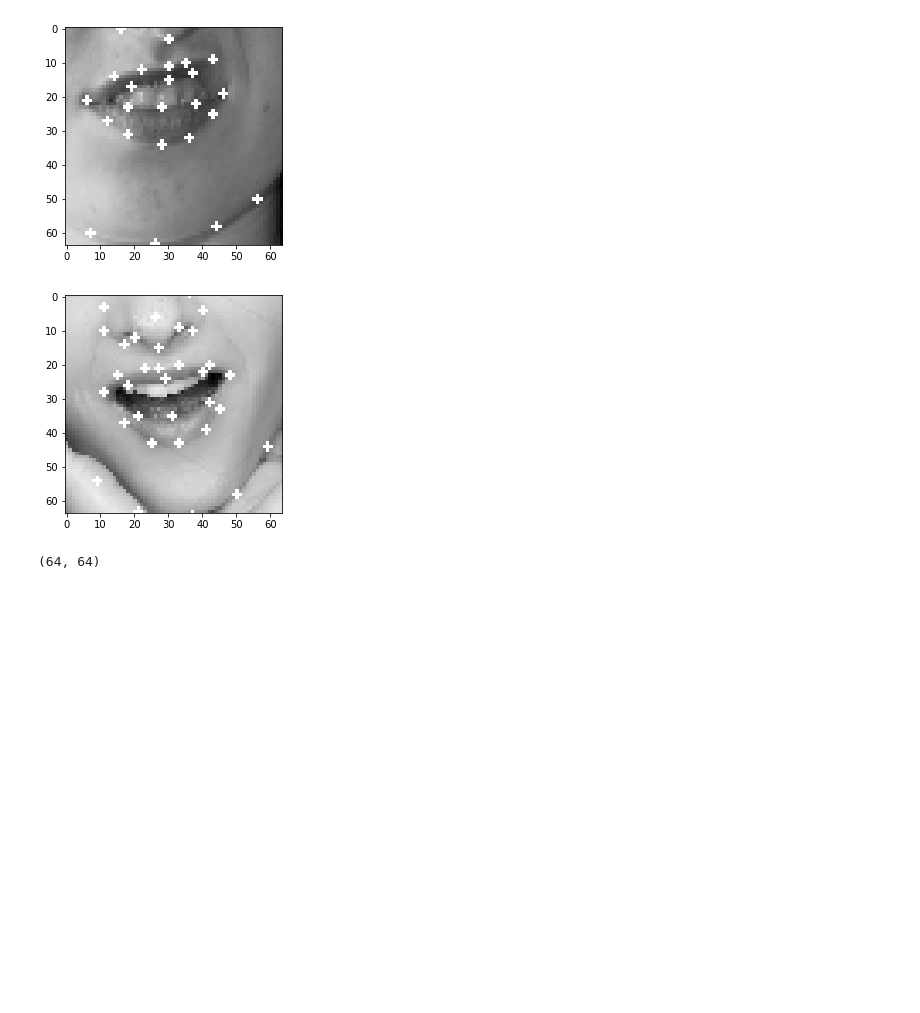
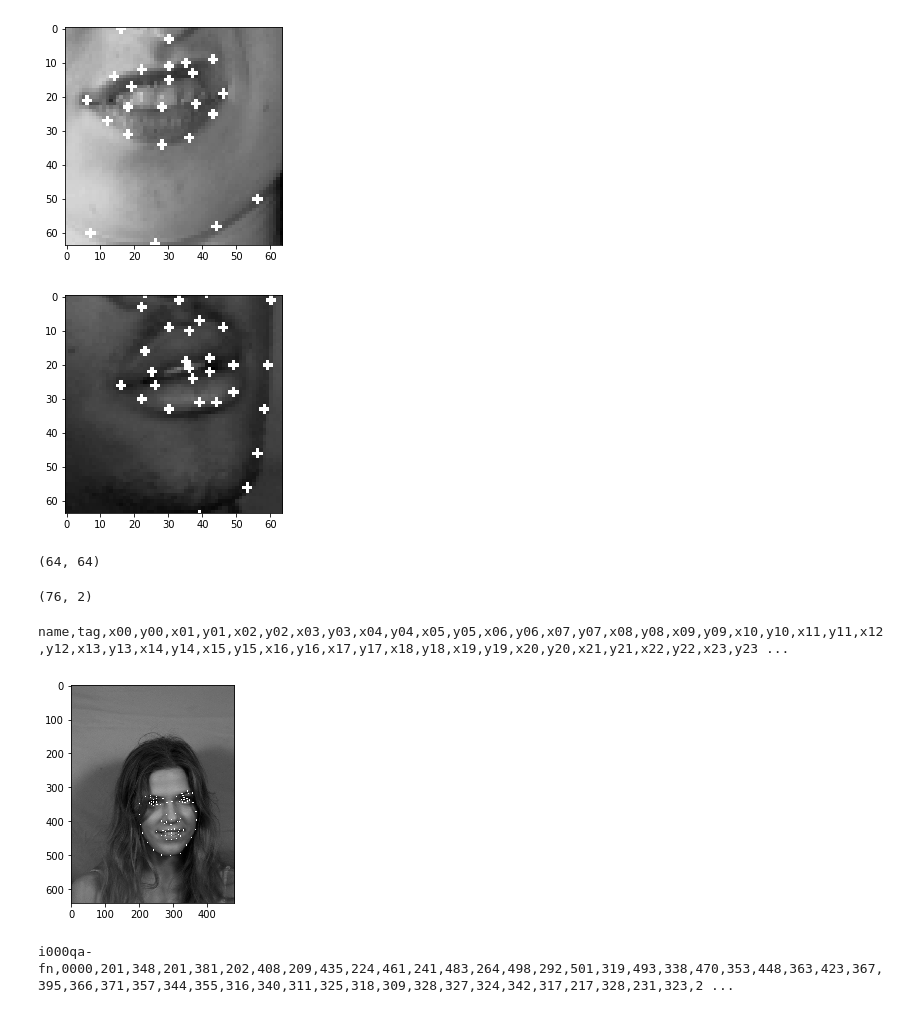
Before and after one commit to azhong-git/faceoff, a Jupyter notebook: faceoff_data_gen.ipynb, the cells around one changed output. Saved outputs shown, nothing was run; the diff lists cells and outputs as text; code cells hidden in the pictures; blank space fills up the shorter version.

```diff
--- a/faceoff_data_gen.ipynb
+++ b/faceoff_data_gen.ipynb
@@ -43,11 +70,11 @@ for bb in b:
 import pickle
 import cv2
 c = pickle.load(open('data/mouth.p', 'rb'))
-cci = c[-23].image.copy()
-for point in c[-23].landmarks:
+cci = c[-24].image.copy()
+for point in c[-24].landmarks:
     cv2.circle(cci, (int(point[0]), int(point[1])), 1, (255), -1)
 plt.imshow(cci, cmap='gray')
 plt.show()
 # %% [output]
-[figure, old version]
+[figure, new version]
 # %%
@@ -55,2 +82,38 @@ c[-23].image.shape
 # %% [output]
 (64, 64)
+# %%
+c[-23].landmarks.shape
+# %% [output]
+(76, 2)
+# %%
+csv_in = '/Users/azhong/face/clmtools/pdm_builder/data/muct-landmarks/muct76-opencv.csv'
+image_path = '/Users/azhong/face/clmtools/pdm_builder/data/images/'
+with open(csv_in) as fi:
+    header = True
+    line_count = 0
+    line_limit = 1
+    landmark_count = 76
+    for line in fi:
+        if header:
+            header = False
+            print(line)
+            continue
+        if line_count >= line_limit:
+            break
+
+        splitted = line.split(',')
+        filename = splitted[0]
+        full_path = image_path + filename + '.jpg'
+        image = cv2.cvtColor(cv2.imread(full_path), cv2.COLOR_BGR2GRAY)
+
+        landmarks = [(float(splitted[i*2+2]), float(splitted[i*2+3])) for i in range(landmark_count)]
+        for i in range(landmark_count):
+            cv2.circle(image, (int(landmarks[i][0]), int(landmarks[i][1])), 2, 255, -1)
+        plt.imshow(image, cmap='gray')
+        plt.show()
+        line_count += 1
+        print(line)
+# %% [output]
+name,tag,x00,y00,x01,y01,x02,y02,x03,y03,x04,y04,x05,y05,x06,y06,x07,y07,x08,y08,x09,y09,x10,y10,x11,y11,x12,y12,x13,y13,x14,y14,x15,y15,x16,y16,x17,y17,x18,y18,x19,y19,x20,y20,x21,y21,x22,y22,x23,y23 ...
+[figure, added]
+i000qa-fn,0000,201,348,201,381,202,408,209,435,224,461,241,483,264,498,292,501,319,493,338,470,353,448,363,423,367,395,366,371,357,344,355,316,340,311,325,318,309,328,327,324,342,317,217,328,231,323,2 ...
```
Also changed, not shown: parts of 3 cells of this notebook, 3 other files.
